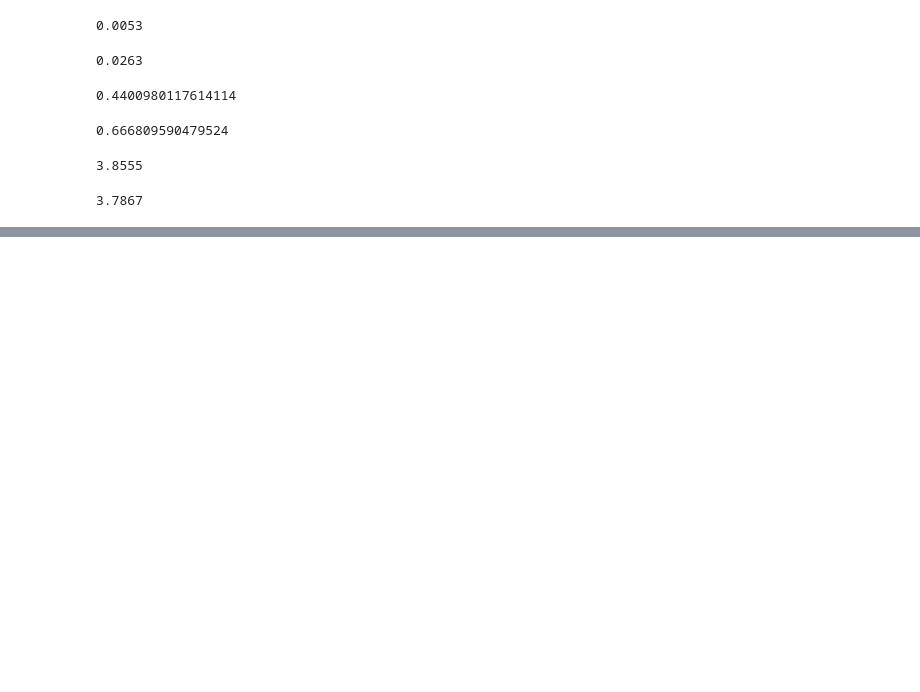
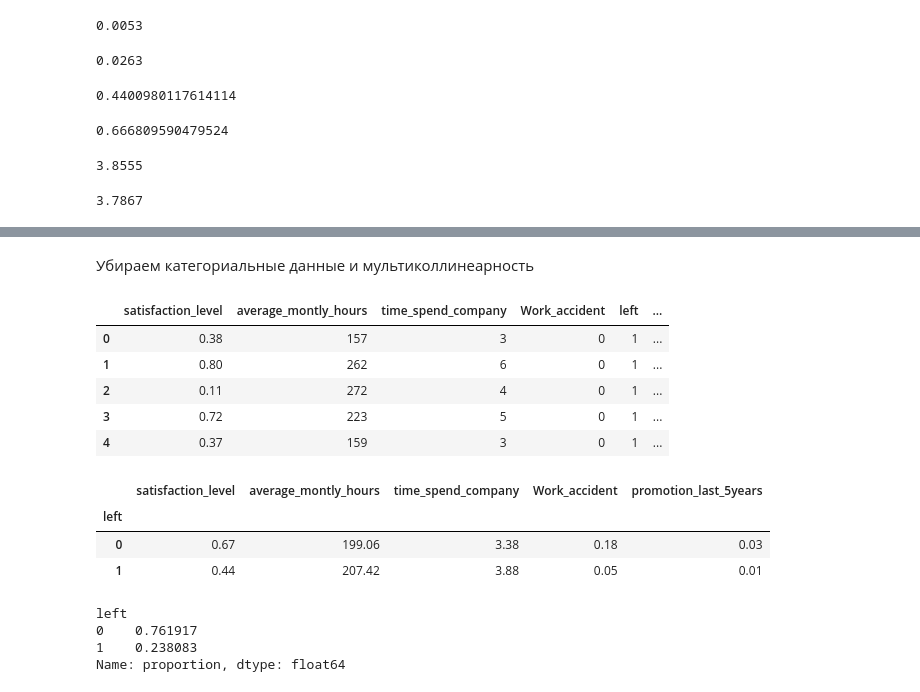
Before and after one commit to sadl1b/neto_hmrks, a Jupyter notebook: statistics/pyda_52_klimov_final.ipynb, the cells around one changed output, grey strips where cells are left out. Cells and saved outputs as stored; diff of their text form; code cells hidden in the pictures; blank space fills up the shorter version.

```diff
--- a/statistics/pyda_52_klimov_final.ipynb
+++ b/statistics/pyda_52_klimov_final.ipynb
@@ -367,0 +352,20 @@ proj_notlft
+# %% [markdown]
+Убираем категориальные данные и мультиколлинеарность
+# %%
+dff = df.drop(columns=['department','salary','last_evaluation', 'number_project'])
+# %%
+dff.head()
+# %% [output]
+|  | satisfaction_level | average_montly_hours | time_spend_company | Work_accident | left | ... |
+| 0 | 0.38 | 157 | 3 | 0 | 1 | ... |
+| 1 | 0.80 | 262 | 6 | 0 | 1 | ... |
+| 2 | 0.11 | 272 | 4 | 0 | 1 | ... |
+| 3 | 0.72 | 223 | 5 | 0 | 1 | ... |
+| 4 | 0.37 | 159 | 3 | 0 | 1 | ... |
+# %%
+dff.groupby('left').agg('mean').round(2)
+# %% [output]
+|  | satisfaction_level | average_montly_hours | time_spend_company | Work_accident | promotion_last_5years |
+| left |  |  |  |  |  |
+| 0 | 0.67 | 199.06 | 3.38 | 0.18 | 0.03 |
+| 1 | 0.44 | 207.42 | 3.88 | 0.05 | 0.01 |
@@ -367,0 +374,7 @@ proj_notlft
+# %%
+data_class.value_counts(normalize=True)
+# %% [output]
+left
+0    0.761917
+1    0.238083
+Name: proportion, dtype: float64
```
Also changed, not shown: parts of 46 cells of this notebook.
